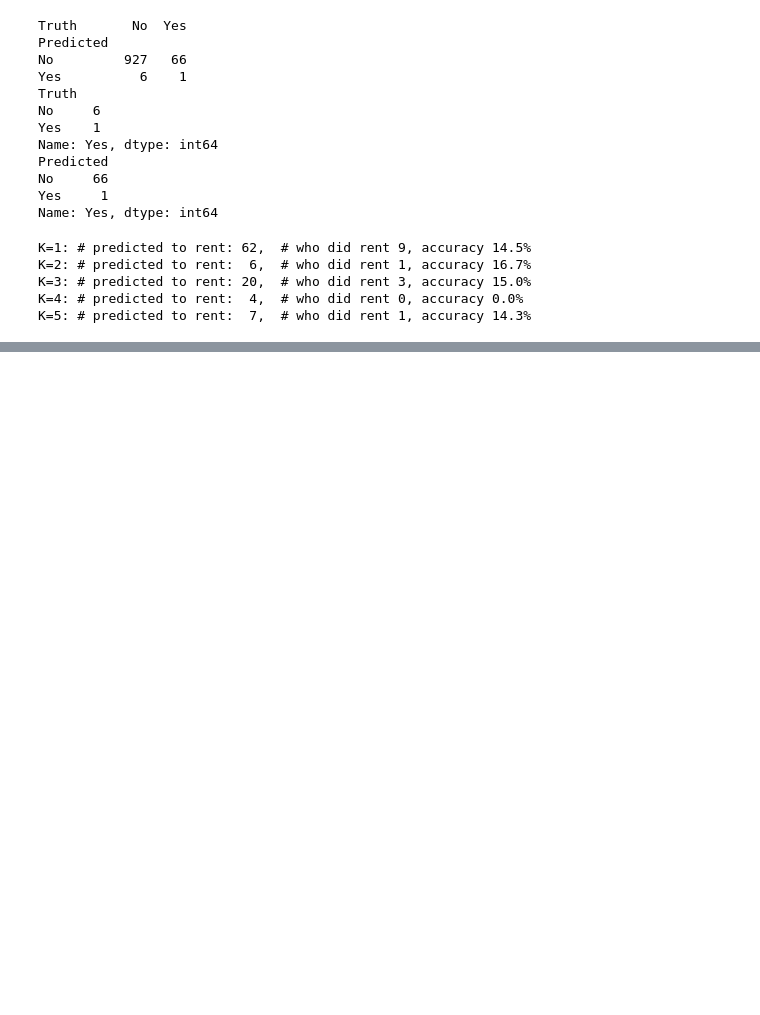
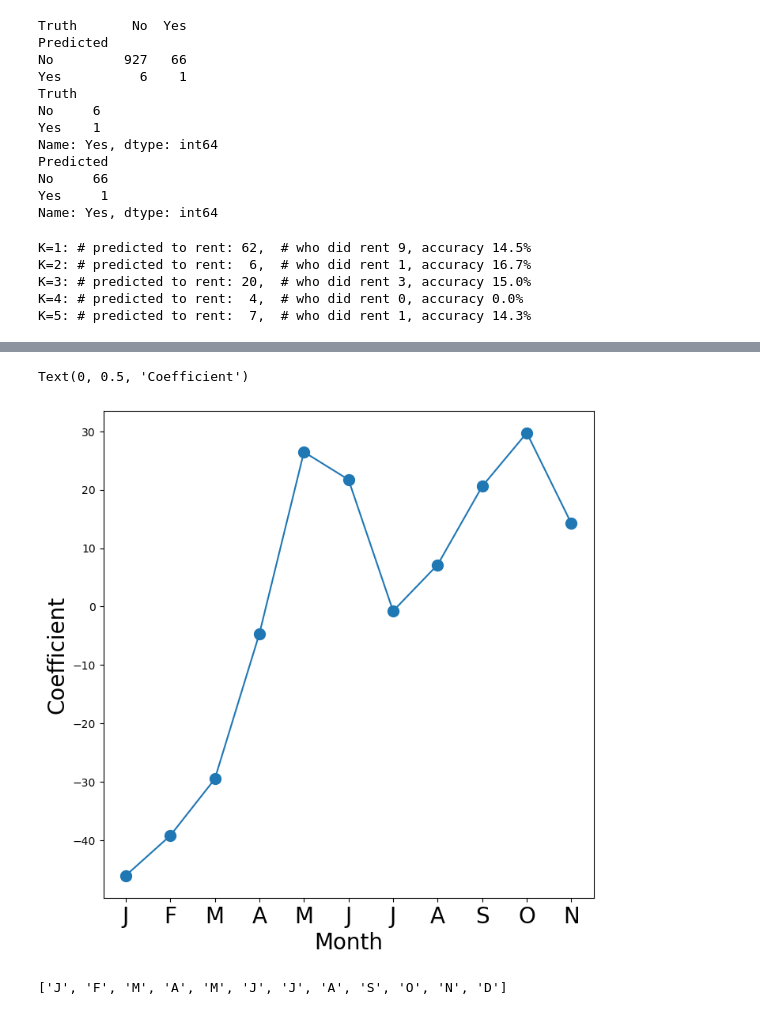
Before and after one commit to sachin80/ISLP_labs, a Jupyter notebook: Ch04-work.ipynb, the cells around one changed output, grey strips where cells are left out. Drawn from its saved outputs; the diff is of its cells as text; code cells hidden in the pictures; blank space fills up the shorter version.

```diff
--- a/Ch04-work.ipynb
+++ b/Ch04-work.ipynb
@@ -605,0 +683,13 @@ K=5: # predicted to rent:  7,  # who did rent 1, accuracy 14.3%
+# %%
+hr_encode = contrast('hr', 'sum')
+mnth_encode = contrast('mnth', 'sum')
+# %%
+# Refit with new encoding
+X2 = MS([mnth_encode,
+         hr_encode,
+         'workingday',
+         'temp',
+         'weathersit']).fit_transform(bike)
+model2_lm = sm.OLS(y, X2).fit()
+s2 = summarize(model2_lm)
+s2
@@ -605,0 +742,8 @@ K=5: # predicted to rent:  7,  # who did rent 1, accuracy 14.3%
+# %%
+# obtain coefficient estimates for each month and plot it
+# extract coefficients of all months except Dec
+coef_month = s2[s2.index.str.contains('mnth')]['coef']
+print(coef_month)
+
+# More idiomatic
+coef_month_i = s2.loc[s2.index.str.contains('mnth'), 'coef']
@@ -605,0 +763,10 @@ K=5: # predicted to rent:  7,  # who did rent 1, accuracy 14.3%
+# %%
+# next append Dec as negative of the sum of all other months (it's the baseline)
+months = bike['mnth'].dtype.categories
+coef_month = pd.concat([
+                       coef_month,
+                       pd.Series([-coef_month.sum()],
+                                  index=['mnth[Dec]'
+                                 ])
+                       ])
+coef_month
@@ -605,0 +819,17 @@ K=5: # predicted to rent:  7,  # who did rent 1, accuracy 14.3%
+# %%
+# Use first letter of each month as x-tick label
+fig_month, ax_month = subplots(figsize=(8, 8))
+x_month = np.arange(coef_month.shape[0])
+ax_month.plot(x_month, coef_month, marker='o', ms=10)
+ax_month.set_xticks(x_month)
+ax_month.set_xticklabels([l[5] for l in coef_month.index], fontsize=20)
+ax_month.set_xlabel('Month', fontsize=20)
+ax_month.set_ylabel('Coefficient', fontsize=20)
+# %% [output]
+Text(0, 0.5, 'Coefficient')
+[figure, added]
+# %%
+# This is works even if the index format changes to 'mnth[January]', more robust
+[label.split('[')[1][0] for label in coef_month.index]
+# %% [output]
+['J', 'F', 'M', 'A', 'M', 'J', 'J', 'A', 'S', 'O', 'N', 'D']
```
Also changed, not shown: parts of 24 cells of this notebook.
